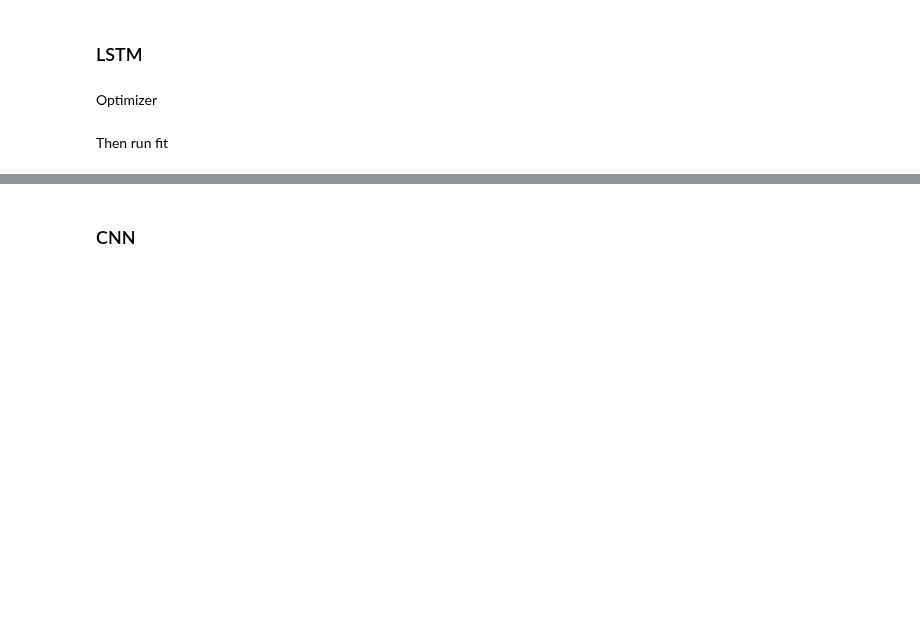
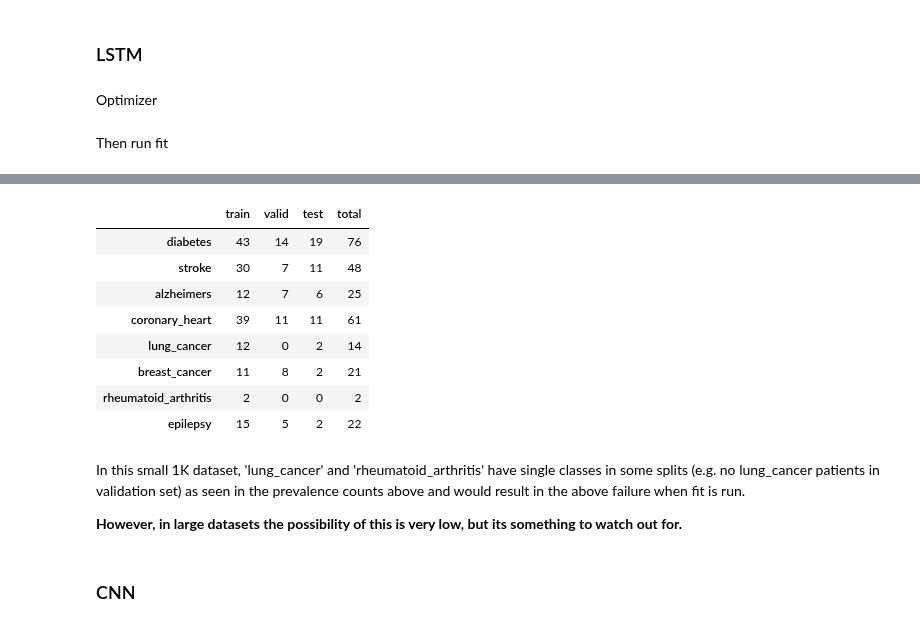
Before and after one commit to corazonlabs/lemonpie, a Jupyter notebook: 99_quick_walkthru.ipynb, the cells around one changed output, grey strips where cells are left out. Drawn from its saved outputs; the diff is of its cells as text; code cells hidden in the pictures; blank space fills up the shorter version.

```diff
--- a/99_quick_walkthru.ipynb
+++ b/99_quick_walkthru.ipynb
@@ -226,3 +258,21 @@ h.prediction_summary
+# %%
+ehr_1K_data.load_splits()
+# %%
+ehr_1K_data.splits.get_label_counts(list(CONDITIONS.keys()))
+# %% [output]
+|  | train | valid | test | total |
+| diabetes | 43 | 14 | 19 | 76 |
+| stroke | 30 | 7 | 11 | 48 |
+| alzheimers | 12 | 7 | 6 | 25 |
+| coronary_heart | 39 | 11 | 11 | 61 |
+| lung_cancer | 12 | 0 | 2 | 14 |
+| breast_cancer | 11 | 8 | 2 | 21 |
+| rheumatoid_arthritis | 2 | 0 | 0 | 2 |
+| epilepsy | 15 | 5 | 2 | 22 |
+# %% [markdown]
+In this small 1K dataset, 'lung_cancer' and 'rheumatoid_arthritis' have single classes in some splits (e.g. no lung_cancer patients in validation set) as seen in the prevalence counts above and would result in the above failure when fit is run.
+
+**However, in large datasets the possibility of this is very low, but its something to watch out for.**
 # %% [markdown]
 ### CNN
 # %%
```
Also changed, not shown: parts of 24 cells of this notebook, 1 other file.
